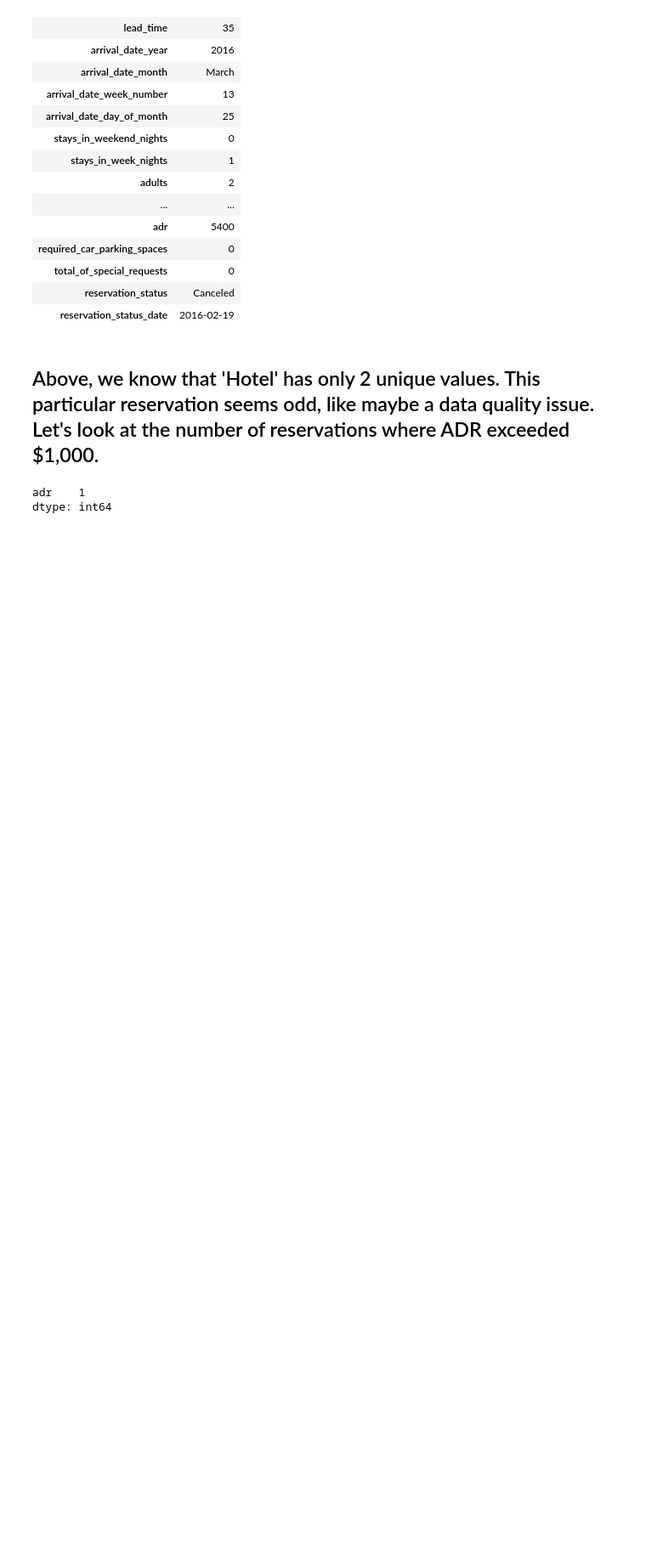
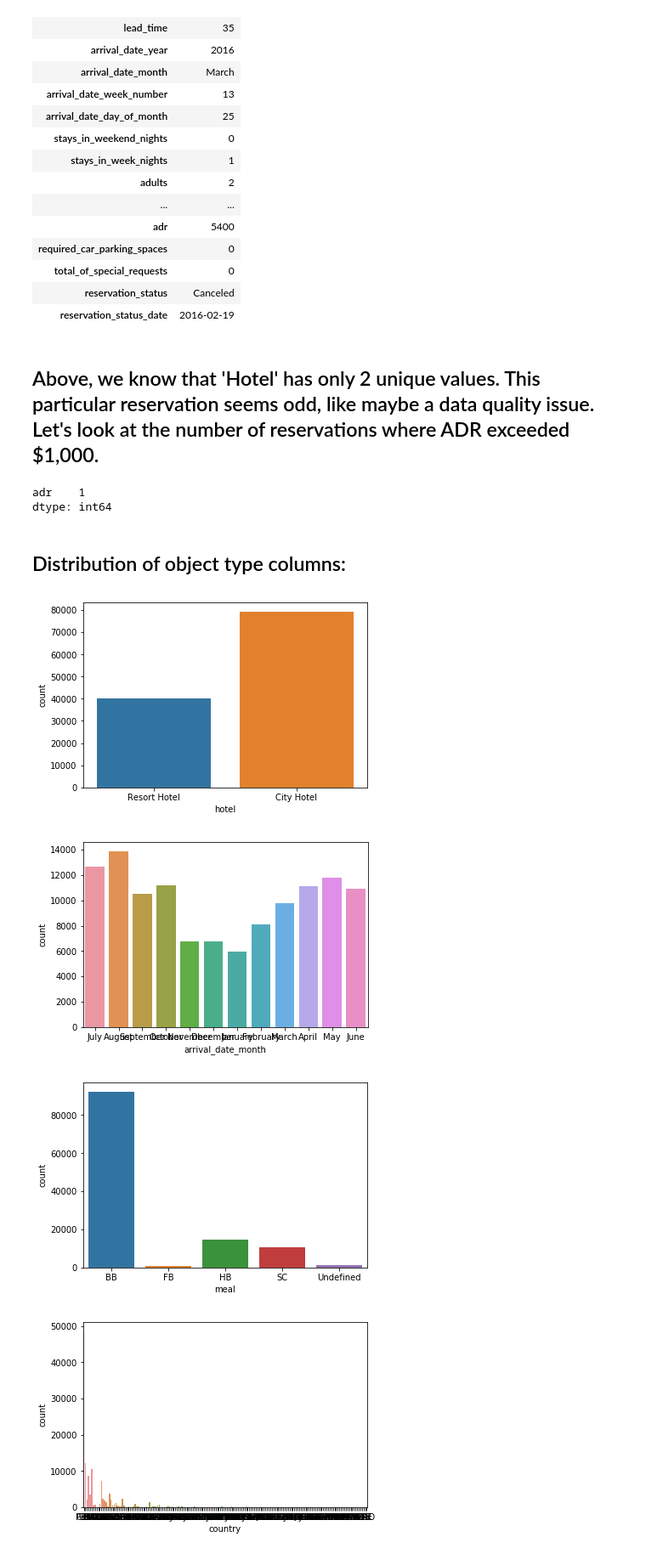
Before and after one commit to josephburton06/Hotel-Bookings, a Jupyter notebook: hotel_bookings.ipynb, the cells around one changed output. Shown: that part at 85% size. Cells and saved outputs as stored; diff of their text form; code cells hidden in the pictures; blank space fills up the shorter version.

```diff
--- a/hotel_bookings.ipynb
+++ b/hotel_bookings.ipynb
@@ -228,3 +234,16 @@ df[['adr']][df.adr >= 1000].count()
 # %% [output]
 adr    1
 dtype: int64
+# %% [markdown]
+## Distribution of object type columns:
+# %%
+df1 = df.select_dtypes([np.object])
+
+for i, col in enumerate(df1.columns):
+    plt.figure(i)
+    sns.countplot(x=col, data=df1)
+# %% [output]
+[figure, added]
+[figure, added]
+[figure, added]
+[figure, added]
```
Also changed, not shown: parts of 5 cells of this notebook.
